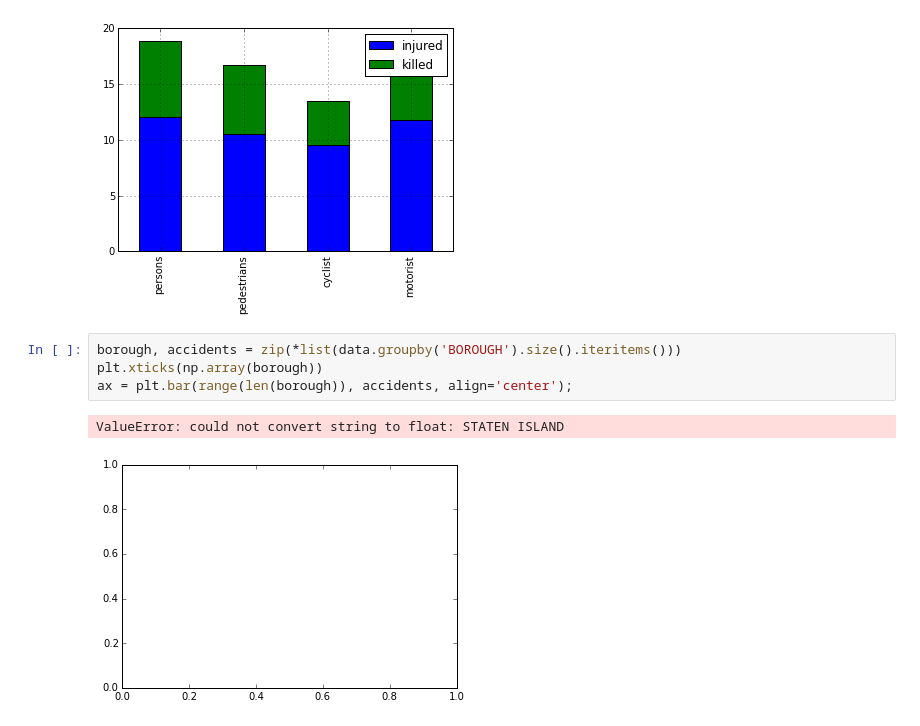
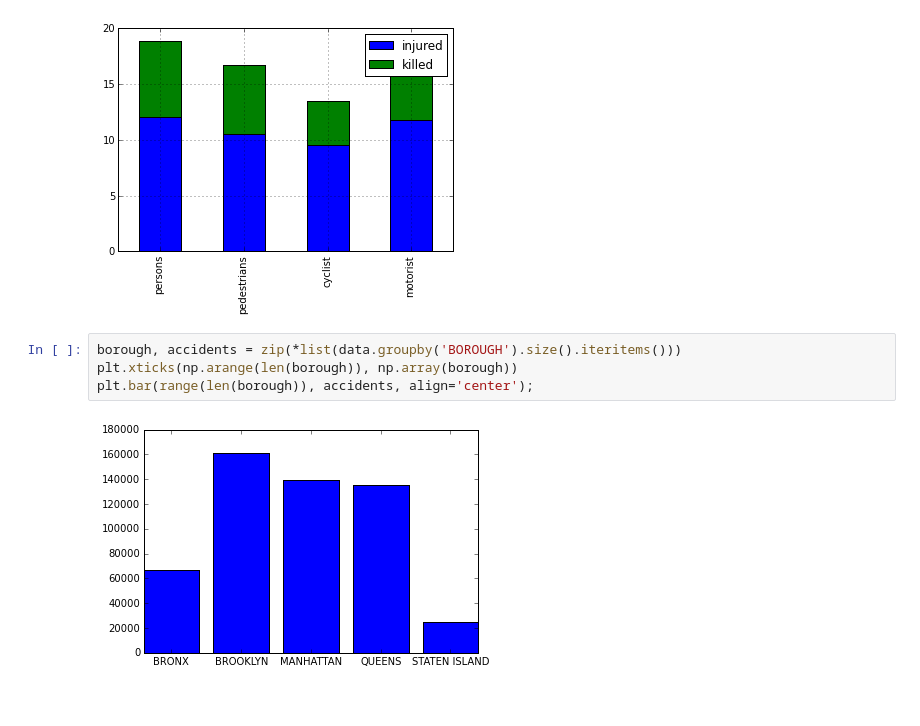
Before and after one commit to maltandhop/technosphere, a Jupyter notebook: project.ipynb, the cells around one changed output. Drawn from its saved outputs; the diff is of its cells as text.

Commit message:
Borough plot fix

```diff
--- a/project.ipynb
+++ b/project.ipynb
@@ -192,8 +192,7 @@ ax.set_xticklabels(np.array(['persons', 'pedestrians', 'cyclist', 'motorist']));
 [figure]
 # %%
 borough, accidents = zip(*list(data.groupby('BOROUGH').size().iteritems()))
-plt.xticks(np.array(borough))
-ax = plt.bar(range(len(borough)), accidents, align='center');
+plt.xticks(np.arange(len(borough)), np.array(borough))
+plt.bar(range(len(borough)), accidents, align='center');
 # %% [output]
-ValueError: could not convert string to float: STATEN ISLAND
-[figure, old version]
+[figure, new version]
```
